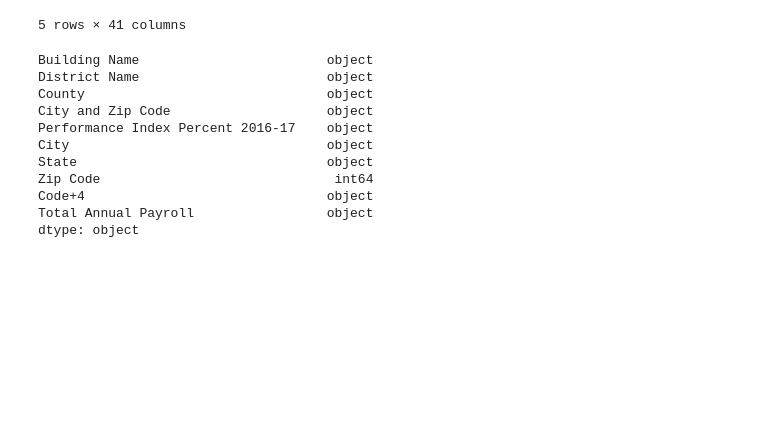
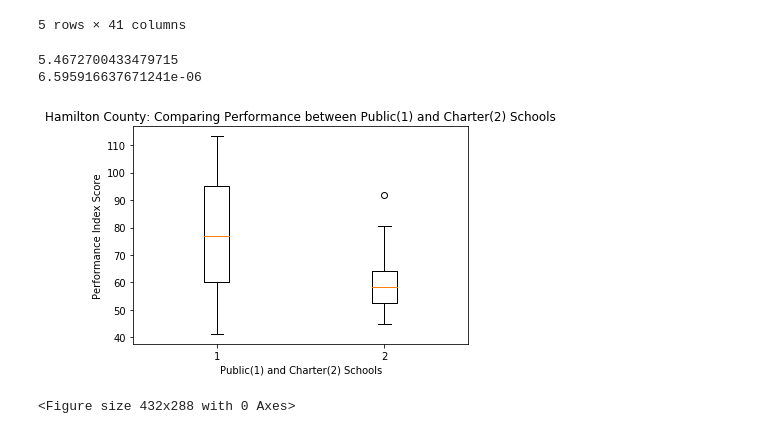
Before and after one commit to Teddi009x/Team_Scholastic_Crush, a Jupyter notebook: TeamScholasticCrush.ipynb, the cells around one changed output. Drawn from its saved outputs; the diff is of its cells as text; code cells hidden in the pictures; blank space fills up the shorter version.

```diff
--- a/TeamScholasticCrush.ipynb
+++ b/TeamScholasticCrush.ipynb
@@ -293,8 +257,8 @@ charter_pay_df.head()
 # %%
 public_df = public_df.loc[public_df["Performance Index Score 2015-16"] != "NC"]
-charter_schools_df = charter_schools_df.loc[charter_schools_df["Performance Index Percent 2016-17"] != "NC"]
+charter_schools_df = charter_schools_df.loc[charter_schools_df["Performance Index Score 2016-17"] != "NC"]
 public_df["Performance Index Score 2015-16"]=public_df["Performance Index Score 2015-16"].astype(float)
-charter_schools_df['Performance Index Percent 2016-17']=charter_schools_df['Performance Index Percent 2016-17'].astype(float)
+charter_schools_df['Performance Index Score 2016-17']=charter_schools_df['Performance Index Score 2016-17'].astype(float)
 # %%
 #Ethnicity/Race Data
 csvpath2 = "Resources/Ethnicity.csv"
@@ -416,17 +380,27 @@ charterhispanic_hamilton = charterhispanic_df.loc[charterblack_df["County"] == "
 
 public_pay_ham = public_pay_df.loc[public_pay_df["County"] == "Hamilton"]
 charter_pay_ham =charter_pay_df.loc[charter_pay_df["County"]== "Franklin"]
-# %%
-charter_pay_ham.dtypes
-# %% [output]
-Building Name                        object
-District Name                        object
-County                               object
-City and Zip Code                    object
-Performance Index Percent 2016-17    object
-City                                 object
-State                                object
-Zip Code                              int64
-Code+4                               object
-Total Annual Payroll                 object
-dtype: object
+# %%
+#t-test
+public_df_ham = public_df.loc[public_df["County"]== "Hamilton"]
+charter_df_ham = charter_schools_df.loc[charter_schools_df["County"]=="Hamilton"]
+s1=public_df_ham["Performance Index Score 2015-16"]
+s2=charter_df_ham["Performance Index Score 2016-17"]
+
+plt.boxplot([s1, s2])
+plt.title("Hamilton County: Comparing Performance between Public(1) and Charter(2) Schools")
+plt.xlabel("Public(1) and Charter(2) Schools")
+plt.ylabel("Performance Index Score")
+(t_stat, p) = stats.ttest_ind(s1, s2, equal_var=False)
+print(t_stat)
+print(p)
+# %% [output]
+5.4672700433479715
+6.595916637671241e-06
+[figure, added]
+# %%
+plt.tight_layout()
+plt.savefig("Images/Hamilton_County_Public_Charter.png")
+plt.show()
+# %% [output]
+<Figure size 432x288 with 0 Axes>
```
Also changed, not shown: parts of 33 cells of this notebook, 9 other files.
